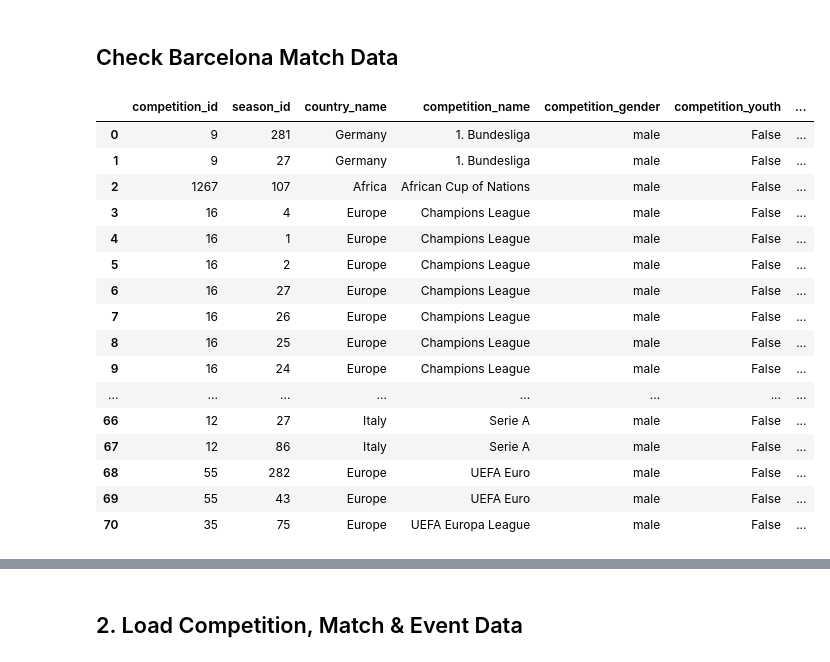
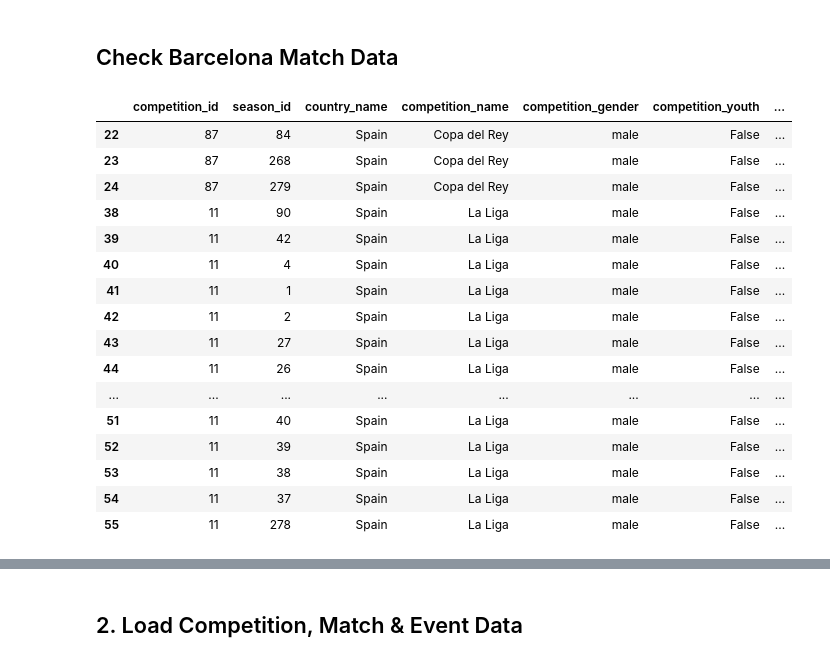
Before and after one commit to vickyfriss/Football-analytics, a Jupyter notebook: 202604 - 3 - Analysing Barcelona Evolution Through Pass Clustering Visualisations.ipynb, the cells around one changed output, grey strips where cells are left out. Saved outputs shown, nothing was run; the diff lists cells and outputs as text; code cells hidden in the pictures.

```diff
--- a/202604 - 3 - Analysing Barcelona Evolution Through Pass Clustering Visualisations.ipynb
+++ b/202604 - 3 - Analysing Barcelona Evolution Through Pass Clustering Visualisations.ipynb
@@ -53,29 +53,32 @@ warnings.filterwarnings("ignore", message="credentials were not supplied")
 # %%
 pd.set_option('display.max_columns', None)
 pd.set_option('display.width', None)
 
 # Call statsbomb API to get all free competitions, then check Women's comps
 free_comps = sb.competitions()
-men_comps = free_comps[free_comps['competition_gender'] == 'male']
-men_comps
+spain_men_comps = free_comps[
+    (free_comps['competition_gender'] == 'male') &
+    (free_comps['country_name'] == 'Spain')
+]
+spain_men_comps
 # %% [output]
 |  | competition_id | season_id | country_name | competition_name | competition_gender | competition_youth | ... |
-| 0 | 9 | 281 | Germany | 1. Bundesliga | male | False | ... |
-| 1 | 9 | 27 | Germany | 1. Bundesliga | male | False | ... |
-| 2 | 1267 | 107 | Africa | African Cup of Nations | male | False | ... |
-| 3 | 16 | 4 | Europe | Champions League | male | False | ... |
-| 4 | 16 | 1 | Europe | Champions League | male | False | ... |
-| 5 | 16 | 2 | Europe | Champions League | male | False | ... |
-| 6 | 16 | 27 | Europe | Champions League | male | False | ... |
-| 7 | 16 | 26 | Europe | Champions League | male | False | ... |
-| 8 | 16 | 25 | Europe | Champions League | male | False | ... |
-| 9 | 16 | 24 | Europe | Champions League | male | False | ... |
+| 22 | 87 | 84 | Spain | Copa del Rey | male | False | ... |
+| 23 | 87 | 268 | Spain | Copa del Rey | male | False | ... |
+| 24 | 87 | 279 | Spain | Copa del Rey | male | False | ... |
+| 38 | 11 | 90 | Spain | La Liga | male | False | ... |
+| 39 | 11 | 42 | Spain | La Liga | male | False | ... |
+| 40 | 11 | 4 | Spain | La Liga | male | False | ... |
+| 41 | 11 | 1 | Spain | La Liga | male | False | ... |
+| 42 | 11 | 2 | Spain | La Liga | male | False | ... |
+| 43 | 11 | 27 | Spain | La Liga | male | False | ... |
+| 44 | 11 | 26 | Spain | La Liga | male | False | ... |
 | ... | ... | ... | ... | ... | ... | ... | ... |
-| 66 | 12 | 27 | Italy | Serie A | male | False | ... |
-| 67 | 12 | 86 | Italy | Serie A | male | False | ... |
-| 68 | 55 | 282 | Europe | UEFA Euro | male | False | ... |
-| 69 | 55 | 43 | Europe | UEFA Euro | male | False | ... |
-| 70 | 35 | 75 | Europe | UEFA Europa League | male | False | ... |
+| 51 | 11 | 40 | Spain | La Liga | male | False | ... |
+| 52 | 11 | 39 | Spain | La Liga | male | False | ... |
+| 53 | 11 | 38 | Spain | La Liga | male | False | ... |
+| 54 | 11 | 37 | Spain | La Liga | male | False | ... |
+| 55 | 11 | 278 | Spain | La Liga | male | False | ... |
 # %%
 # Prepare list to store match counts
 match_counts = []
```
Also changed, not shown: parts of 9 cells of this notebook.
